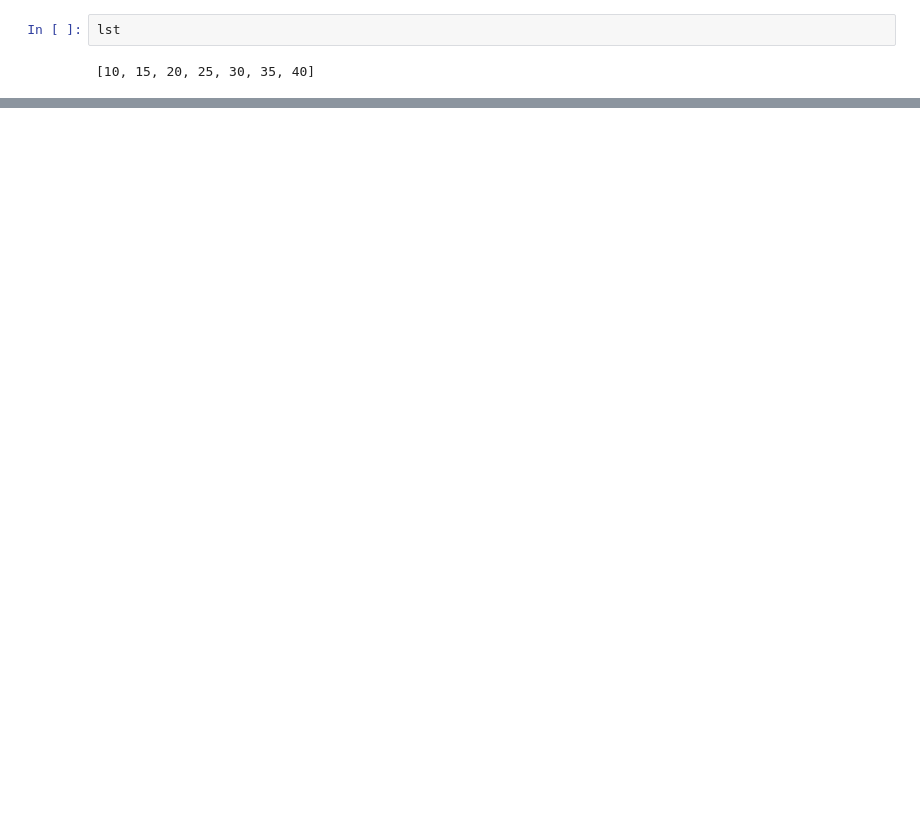
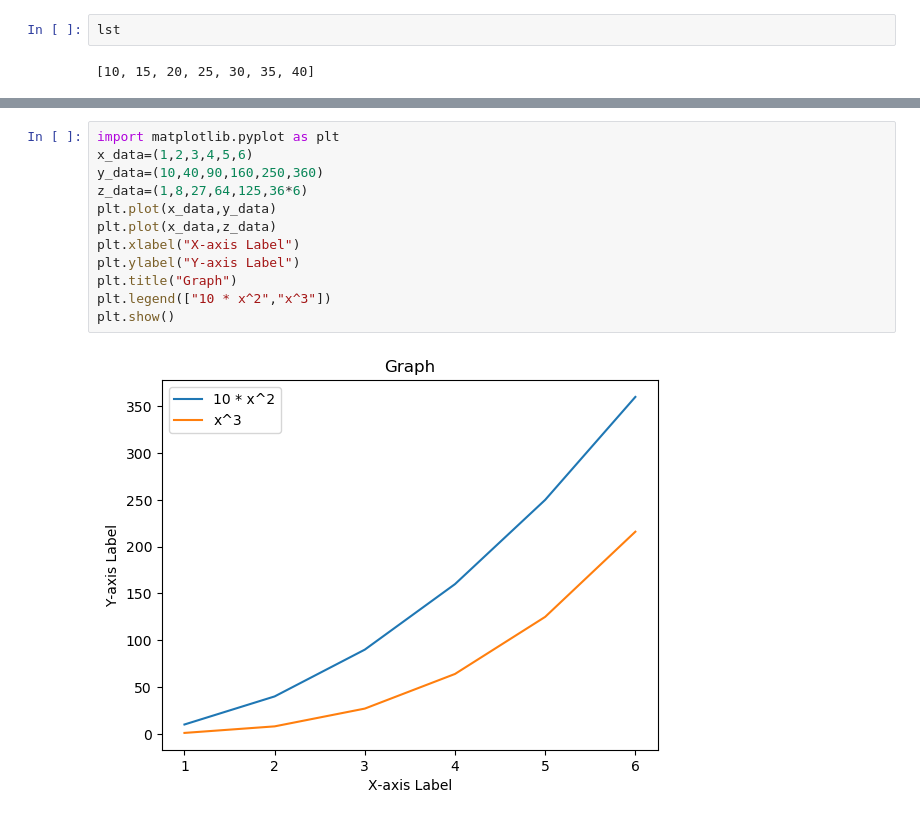
Before and after one commit to TejasRanjith/Lab, a Jupyter notebook: PythonLab/CSL 202 Python and Statistical Modelling Lab.ipynb, the cells around one changed output, grey strips where cells are left out. Drawn from its saved outputs; the diff is of its cells as text; blank space fills up the shorter version.

```diff
--- a/PythonLab/CSL 202 Python and Statistical Modelling Lab.ipynb
+++ b/PythonLab/CSL 202 Python and Statistical Modelling Lab.ipynb
@@ -144,0 +319,14 @@ lst
+# %%
+import matplotlib.pyplot as plt
+x_data=(1,2,3,4,5,6)
+y_data=(10,40,90,160,250,360)
+z_data=(1,8,27,64,125,36*6)
+plt.plot(x_data,y_data)
+plt.plot(x_data,z_data)
+plt.xlabel("X-axis Label")
+plt.ylabel("Y-axis Label")
+plt.title("Graph")
+plt.legend(["10 * x^2","x^3"])
+plt.show()
+# %% [output]
+[figure, added]
```
Also changed, not shown: parts of 30 cells of this notebook, 3 other files.
